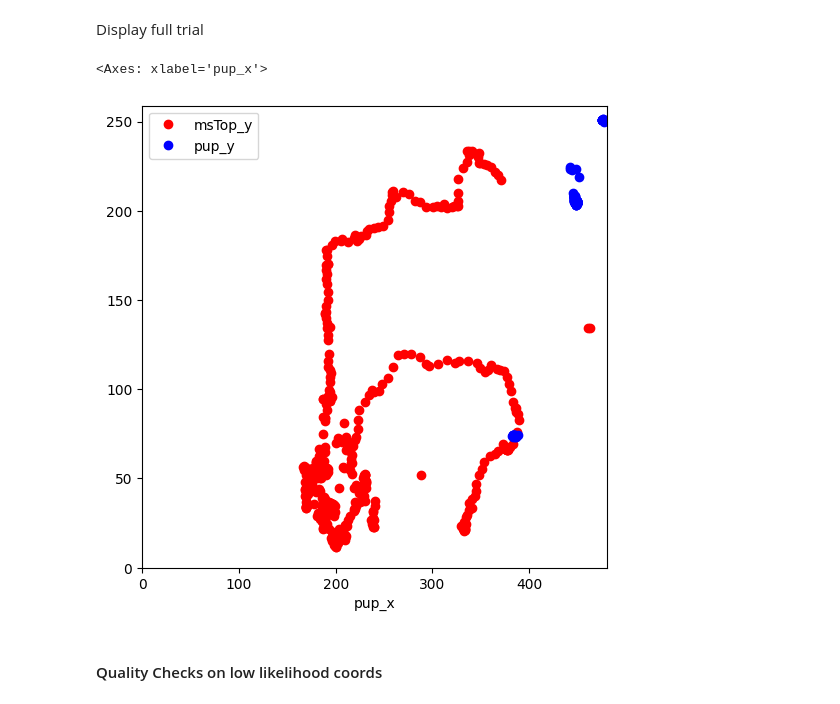
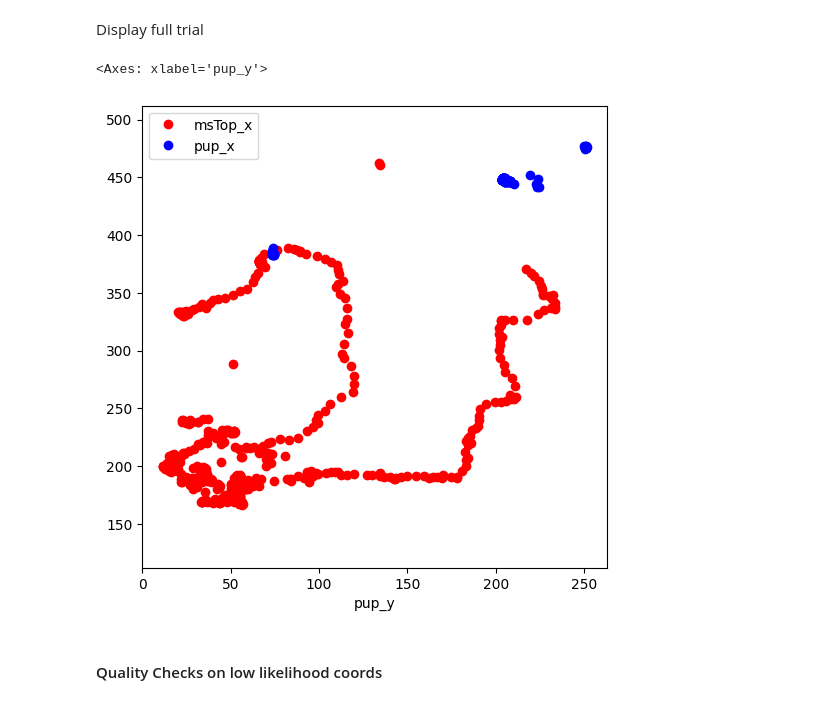
Before and after one commit to danaebroustail/Project, a Jupyter notebook: toolbox_notebook.ipynb, the cells around one changed output. Saved outputs shown, nothing was run; the diff lists cells and outputs as text; code cells hidden in the pictures.

```diff
--- a/toolbox_notebook.ipynb
+++ b/toolbox_notebook.ipynb
@@ -91,6 +63,9 @@ df_DLC.head(3)
 # %%
 BF = BehaviourFeatureExtractor("config.json")
 
+xmax, ymax = BF.config["arena_bounds"]["xmax"], BF.config["arena_bounds"]["ymax"]
+xmin, ymin = BF.config["arena_bounds"]["xmin"], BF.config["arena_bounds"]["ymin"]
+
 trial_1_DLC = BF.extract_trial_from_DLC(df_DLC, df_summary, trial_num = 1)
 # %%
 trial_1_DLC.head(3)
@@ -105,13 +74,11 @@ Display full trial
 # %%
 # plot mouse and pup positions
 fig, ax = plt.subplots(1, 1, figsize=(6, 6))
 
-xlim, ylim =  max(df_DLC['msTop_x'].max(), df_DLC['pup_x'].max()), max(df_DLC['msTop_y'].max(), df_DLC['pup_y'].max())
-
-trial_1_DLC.plot(x='msTop_x', y='msTop_y', style='o', ax=ax, xlim=(0, xlim), ylim=(0, ylim), color = 'r')
-trial_1_DLC.plot(x='pup_x', y='pup_y', style='o', ax=ax,xlim=(0, xlim), ylim=(0, ylim), color = 'b')
+trial_1_DLC.plot(x='msTop_y', y='msTop_x', style='o', ax=ax, xlim=(ymin, ymax), ylim=(xmin, xmax), color = 'r')
+trial_1_DLC.plot(x='pup_y', y='pup_x', style='o', ax=ax,xlim=(ymin, ymax), ylim=(xmin, xmax), color = 'b')
 # %% [output]
-<Axes: xlabel='pup_x'>
+<Axes: xlabel='pup_y'>
-[figure, old version]
+[figure, new version]
 # %% [markdown]
 #### Quality Checks on low likelihood coords ####
```
Also changed, not shown: parts of 14 cells of this notebook.
